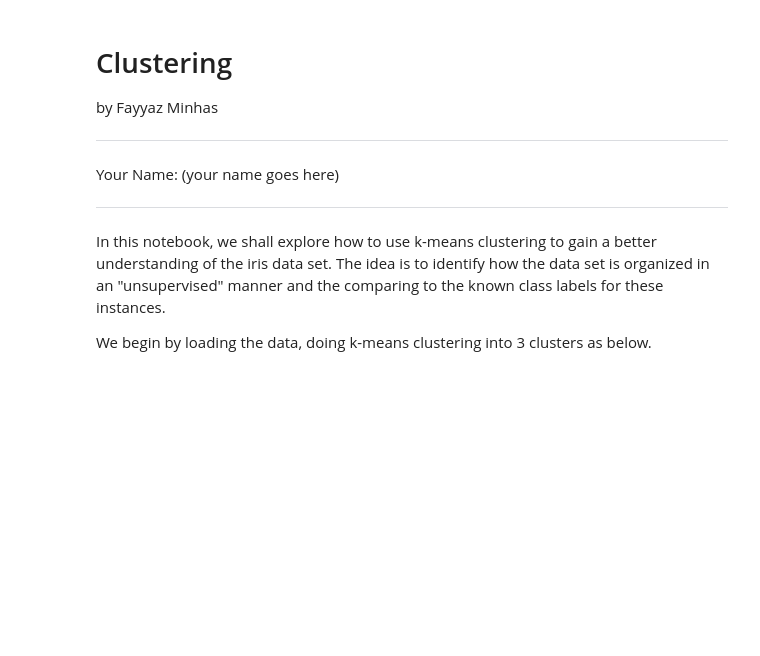
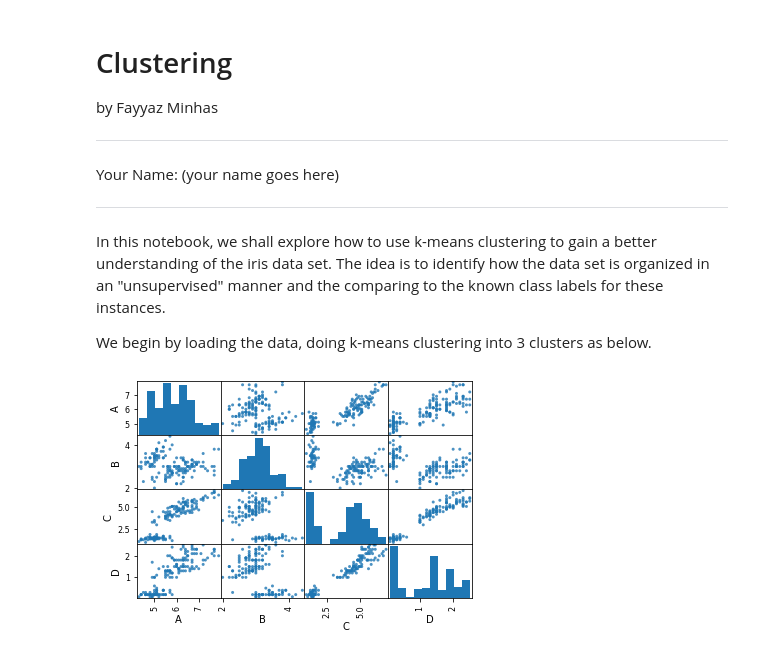
Before and after one commit to shaneahmed/StatswithPython, a Jupyter notebook: clustering.ipynb, the cells around one changed output. Saved outputs shown, nothing was run; the diff lists cells and outputs as text; code cells hidden in the pictures; blank space fills up the shorter version.

```diff
--- a/clustering.ipynb
+++ b/clustering.ipynb
@@ -13,3 +13,14 @@ Your Name: (your name goes here)
 In this notebook, we shall explore how to use k-means clustering to gain a better understanding of the iris data set. The idea is to identify how the data set is organized in an "unsupervised" manner and the comparing to the known class labels for these instances.
 
 We begin by loading the data, doing k-means clustering into 3 clusters as below.
+# %%
+from sklearn import datasets
+import pandas as pd
+iris = datasets.load_iris()
+X = iris.data
+Y = iris.target
+
+df = pd.DataFrame(X, columns=['A','B','C','D'])
+pd.plotting.scatter_matrix(df, alpha=0.8)
+# %% [output]
+[figure, added]
```
Also changed, not shown: parts of 4 cells of this notebook.
